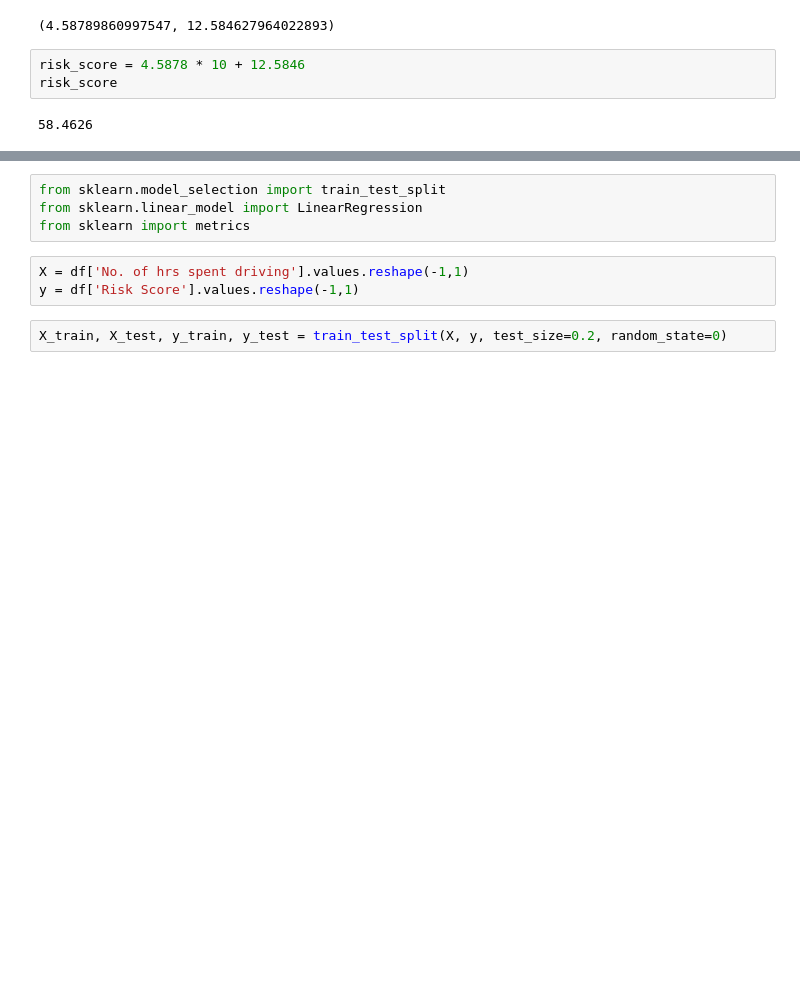
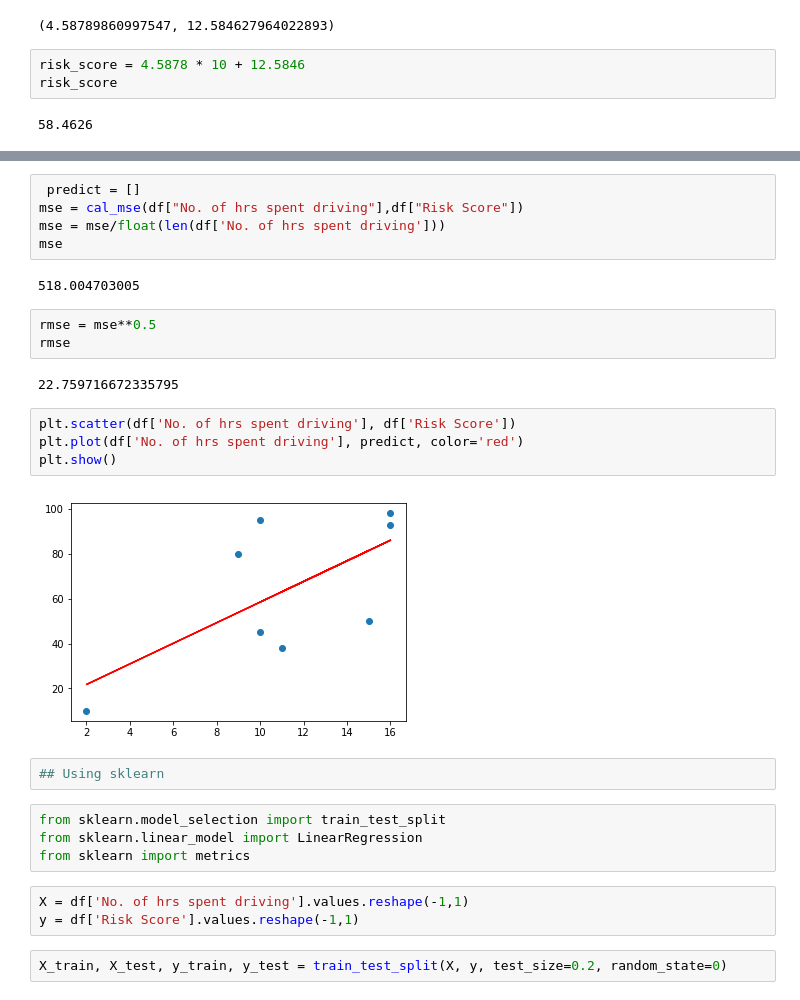
Before and after one commit to pratiksha-sancheti/LP3, a Jupyter notebook: A1/A1.ipynb, the cells around one changed output, grey strips where cells are left out. Drawn from its saved outputs; the diff is of its cells as text; blank space fills up the shorter version.

Commit message:
Using sklearn updated

```diff
--- a/A1/A1.ipynb
+++ b/A1/A1.ipynb
@@ -84,3 +93,23 @@ risk_score
+# %%
+ predict = []
+mse = cal_mse(df["No. of hrs spent driving"],df["Risk Score"])
+mse = mse/float(len(df['No. of hrs spent driving']))
+mse
+# %% [output]
+518.004703005
+# %%
+rmse = mse**0.5
+rmse
+# %% [output]
+22.759716672335795
+# %%
+plt.scatter(df['No. of hrs spent driving'], df['Risk Score'])
+plt.plot(df['No. of hrs spent driving'], predict, color='red')
+plt.show()
+# %% [output]
+[figure, added]
+# %%
+## Using sklearn
 # %%
 from sklearn.model_selection import train_test_split
 from sklearn.linear_model import LinearRegression
```
Also changed, not shown: parts of 6 cells of this notebook.
